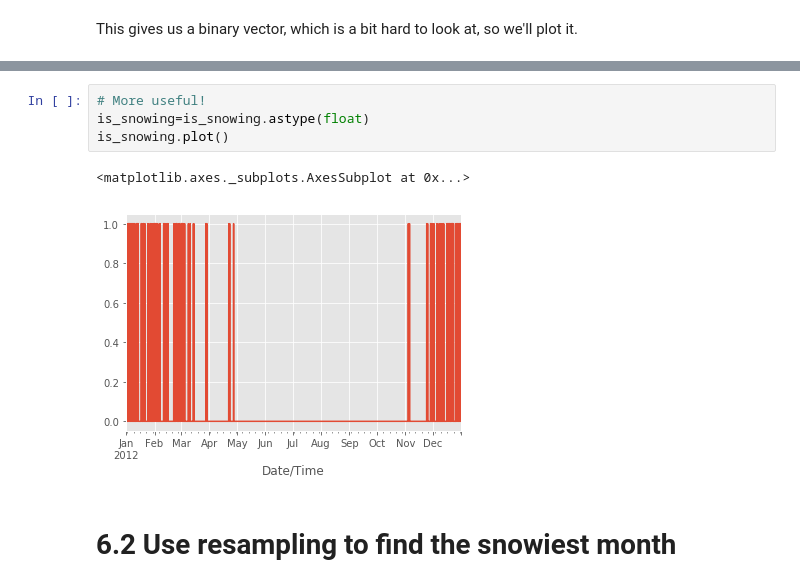
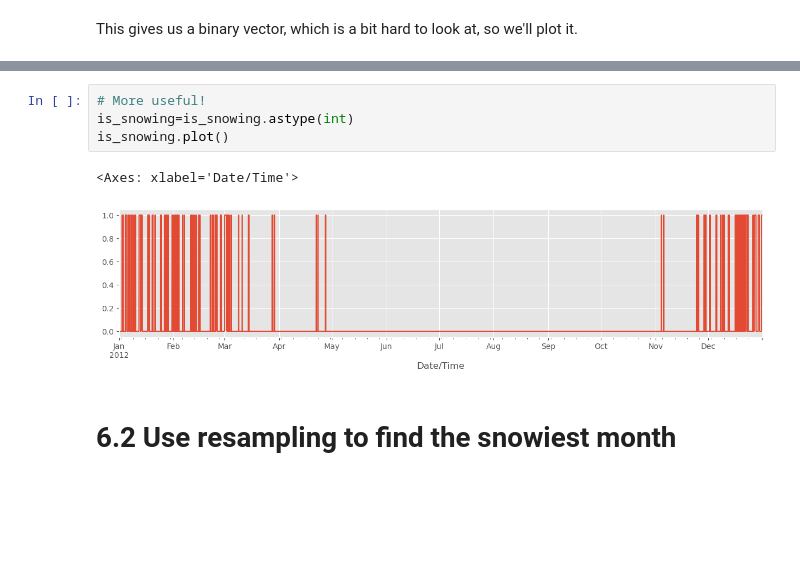
Before and after one commit to Fabian-cloud-creator/pandas-cookbook, a Jupyter notebook: cookbook/Chapter 6 - String Operations- Which month was the snowiest.ipynb, the cells around one changed output, grey strips where cells are left out. Cells and saved outputs as stored; diff of their text form; blank space fills up the shorter version.

```diff
--- a/cookbook/Chapter 6 - String Operations- Which month was the snowiest.ipynb
+++ b/cookbook/Chapter 6 - String Operations- Which month was the snowiest.ipynb
@@ -45,11 +55,11 @@ Date/Time
 Name: Weather, dtype: bool
 # %%
 # More useful!
-is_snowing=is_snowing.astype(float)
+is_snowing=is_snowing.astype(int)
 is_snowing.plot()
 # %% [output]
-<matplotlib.axes._subplots.AxesSubplot at 0x...>
+<Axes: xlabel='Date/Time'>
-[figure, old version]
+[figure, new version]
 # %% [markdown]
 # 6.2 Use resampling to find the snowiest month
 # %% [markdown]
```
Also changed, not shown: parts of 8 cells of this notebook.
